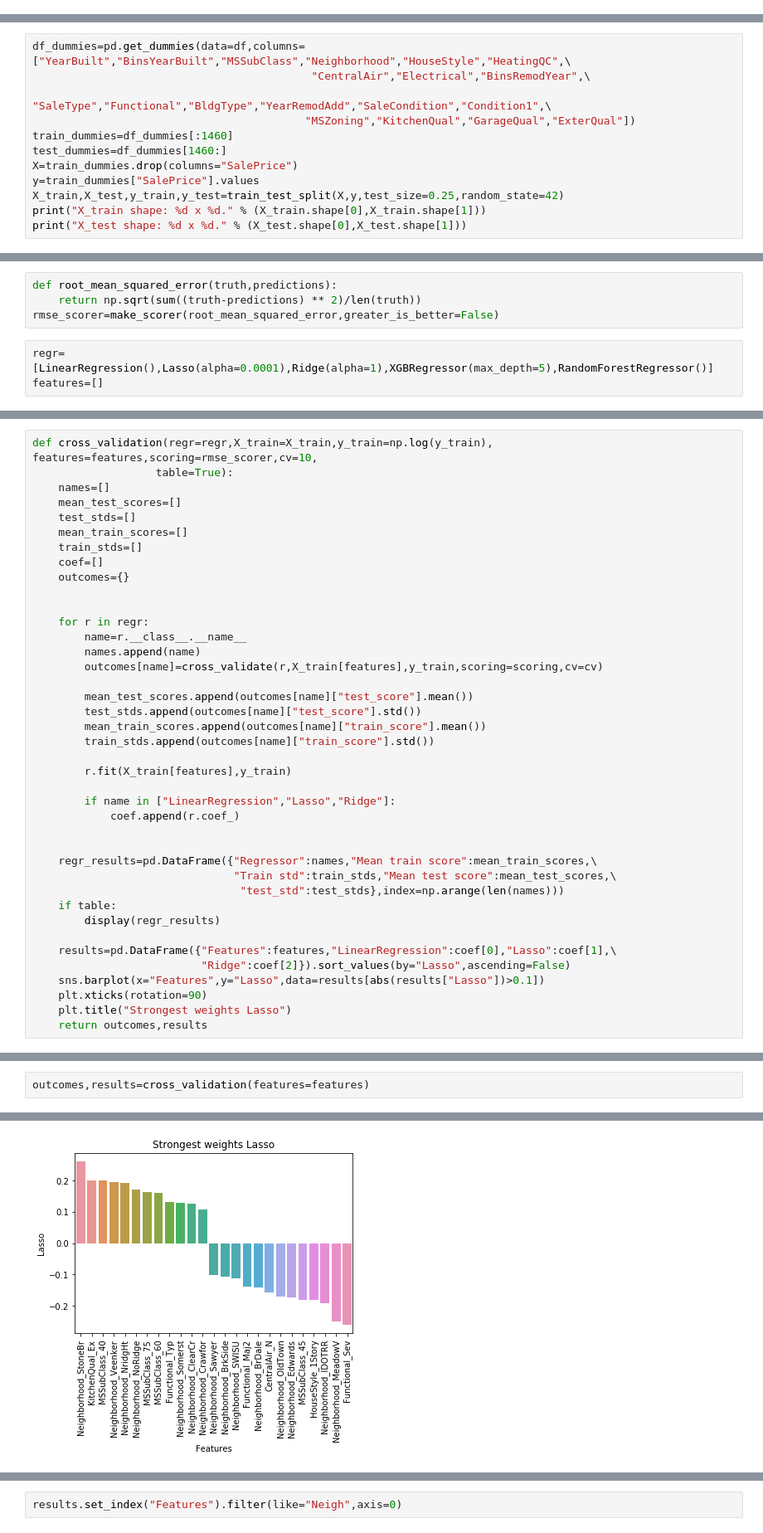
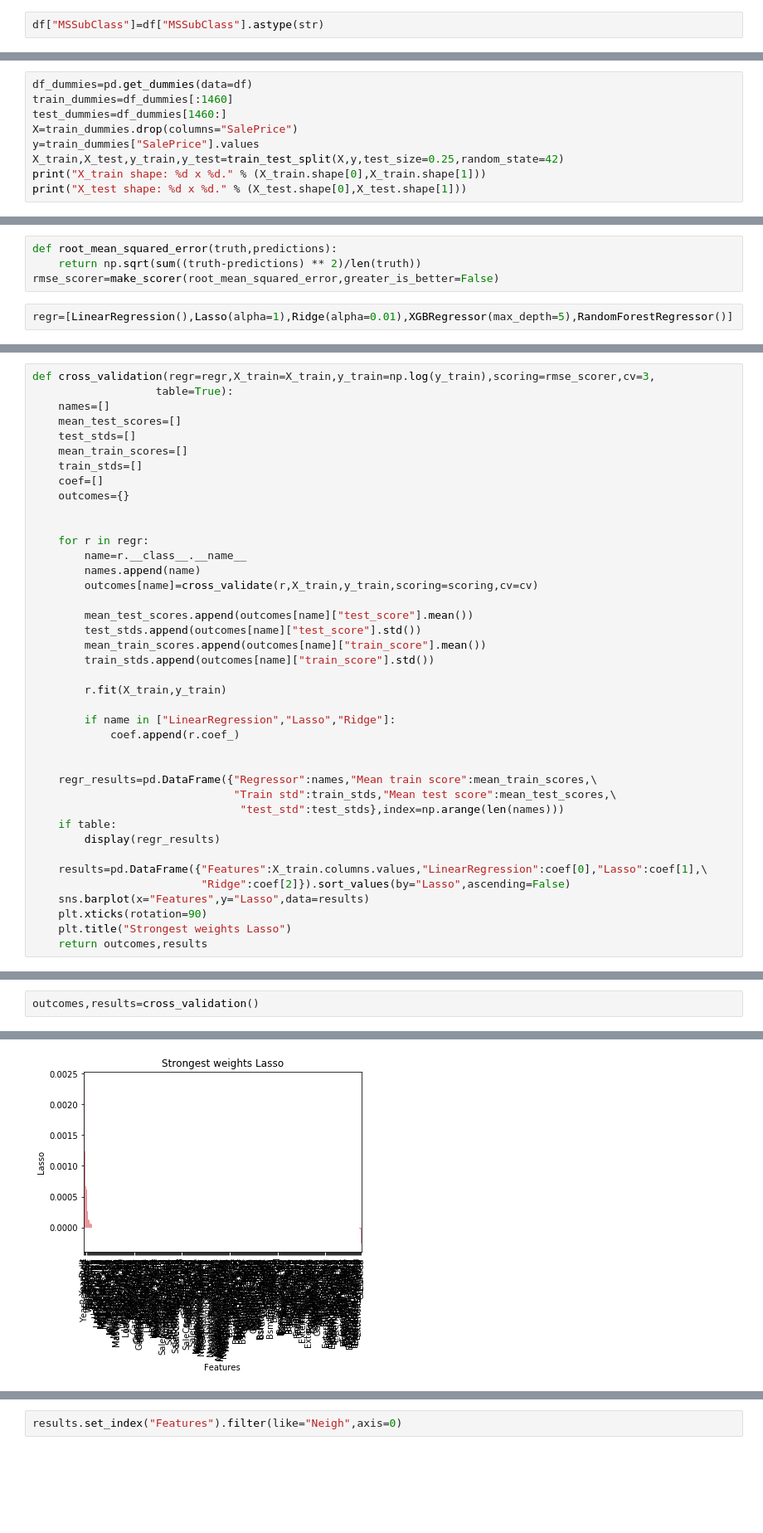
Before and after one commit to StevenDalderop/Ames-Housing-Dataset, a Jupyter notebook: Ames Housing Dataset.ipynb, the cells around one changed output, grey strips where cells are left out. Shown: that part at 83% size. Saved outputs shown, nothing was run; the diff lists cells and outputs as text; blank space fills up the shorter version.

```diff
--- a/Ames Housing Dataset.ipynb
+++ b/Ames Housing Dataset.ipynb
@@ -136,0 +145,2 @@ df["GarageYrBlt"].fillna(0,inplace=True)
+# %%
+df["MSSubClass"]=df["MSSubClass"].astype(str)
@@ -137,10 +149,7 @@ df["GarageYrBlt"].fillna(0,inplace=True)
 # %% [markdown]
 ### Model
 # %%
-df_dummies=pd.get_dummies(data=df,columns=["YearBuilt","BinsYearBuilt","MSSubClass","Neighborhood","HouseStyle","HeatingQC",\
-                                           "CentralAir","Electrical","BinsRemodYear",\
-                                                 "SaleType","Functional","BldgType","YearRemodAdd","SaleCondition","Condition1",\
-                                          "MSZoning","KitchenQual","GarageQual","ExterQual"])
+df_dummies=pd.get_dummies(data=df)
 train_dummies=df_dummies[:1460]
 test_dummies=df_dummies[1460:]
 X=train_dummies.drop(columns="SalePrice")
@@ -156,5 +165,4 @@ def root_mean_squared_error(truth,predictions):
     return np.sqrt(sum((truth-predictions) ** 2)/len(truth))
 rmse_scorer=make_scorer(root_mean_squared_error,greater_is_better=False)
 # %%
-regr=[LinearRegression(),Lasso(alpha=0.0001),Ridge(alpha=1),XGBRegressor(max_depth=5),RandomForestRegressor()]
-features=[]
+regr=[LinearRegression(),Lasso(alpha=1),Ridge(alpha=0.01),XGBRegressor(max_depth=5),RandomForestRegressor()]
@@ -161,5 +183,5 @@ features=[]
 # %%
-def cross_validation(regr=regr,X_train=X_train,y_train=np.log(y_train), features=features,scoring=rmse_scorer,cv=10,
+def cross_validation(regr=regr,X_train=X_train,y_train=np.log(y_train),scoring=rmse_scorer,cv=3,
                    table=True):
     names=[]
     mean_test_scores=[]
@@ -173,14 +195,14 @@ def cross_validation(regr=regr,X_train=X_train,y_train=np.log(y_train), features
     for r in regr:
         name=r.__class__.__name__
         names.append(name)
-        outcomes[name]=cross_validate(r,X_train[features],y_train,scoring=scoring,cv=cv)
+        outcomes[name]=cross_validate(r,X_train,y_train,scoring=scoring,cv=cv)
 
         mean_test_scores.append(outcomes[name]["test_score"].mean())
         test_stds.append(outcomes[name]["test_score"].std())
         mean_train_scores.append(outcomes[name]["train_score"].mean())
         train_stds.append(outcomes[name]["train_score"].std())
 
-        r.fit(X_train[features],y_train)
+        r.fit(X_train,y_train)
 
         if name in ["LinearRegression","Lasso","Ridge"]:
             coef.append(r.coef_)
@@ -192,9 +214,9 @@ def cross_validation(regr=regr,X_train=X_train,y_train=np.log(y_train), features
     if table:
         display(regr_results)
 
-    results=pd.DataFrame({"Features":features,"LinearRegression":coef[0],"Lasso":coef[1],\
+    results=pd.DataFrame({"Features":X_train.columns.values,"LinearRegression":coef[0],"Lasso":coef[1],\
                           "Ridge":coef[2]}).sort_values(by="Lasso",ascending=False)
-    sns.barplot(x="Features",y="Lasso",data=results[abs(results["Lasso"])>0.1])
+    sns.barplot(x="Features",y="Lasso",data=results)
     plt.xticks(rotation=90)
     plt.title("Strongest weights Lasso")
     return outcomes,results
@@ -216,4 +223,4 @@ features=add_to_features(["1stFlrSF","MSSubClass","Neighborhood",
 # %%
-outcomes,results=cross_validation(features=features)
+outcomes,results=cross_validation()
 # %% [output]
 |  | Regressor | Mean train score | Train std | Mean test score | test_std |
@@ -225 +232 @@ outcomes,results=cross_validation(features=features)
-[figure, old version]
+[figure, new version]
```
Also changed, not shown: parts of 11 cells of this notebook.
